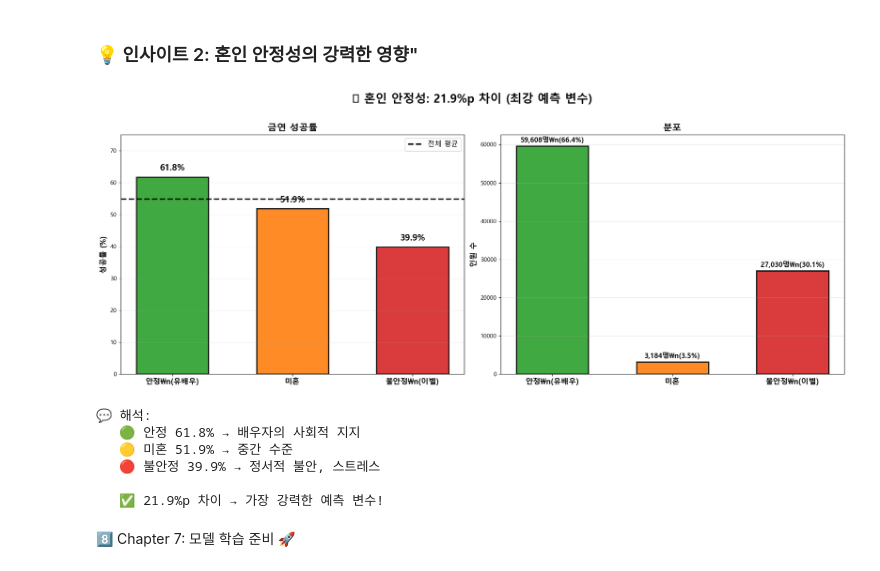
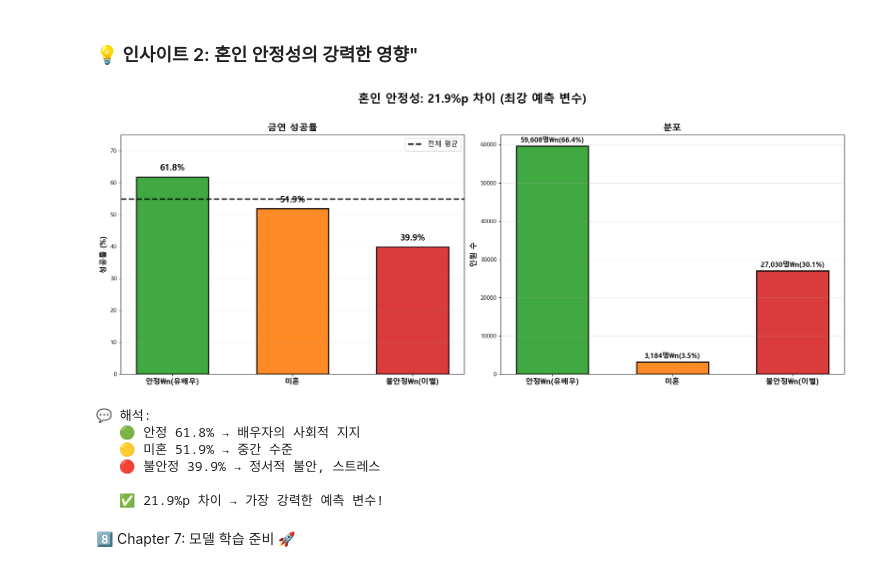
Before and after one commit to SKNetworks-AI19-250818/SKN19-2nd-2Team, a Jupyter notebook: notebooks/vfxpedia/eda/11_eda_presentation.ipynb, the cells around one changed output. Cells and saved outputs as stored; diff of their text form; code cells hidden in the pictures.

```diff
--- a/notebooks/vfxpedia/eda/11_eda_presentation.ipynb
+++ b/notebooks/vfxpedia/eda/11_eda_presentation.ipynb
@@ -507,35 +522,35 @@ axes[0].set_ylim(0, 75)
 
 for i, val in enumerate(rates):
     axes[0].text(i, val + 2, f'{val:.1f}%', ha='center',
                 fontweight='bold', fontsize=15)
 
 # 오른쪽: 분포
 counts = [marital_counts['stable'], marital_counts['single'], marital_counts['unstable']]
 axes[1].bar(range(3), counts, color=COLORS['palette'], alpha=0.9,
             edgecolor='black', linewidth=2, width=0.6)
 axes[1].set_title('분포', fontsize=16, fontweight='bold')
 axes[1].set_ylabel('인원 수', fontsize=13, fontweight='bold')
 axes[1].set_xticks(range(3))
 axes[1].set_xticklabels(labels_kr, fontsize=13, fontweight='bold')
 axes[1].grid(axis='y', alpha=0.3)
 
 for i, val in enumerate(counts):
     pct = val / df.shape[0] * 100
     axes[1].text(i, val + 1000, f'{val:,}명\\n({pct:.1f}%)',
                 ha='center', fontweight='bold', fontsize=12)
 
-fig.suptitle('💡 혼인 안정성: 21.9%p 차이 (최강 예측 변수)',
+fig.suptitle('혼인 안정성: 21.9%p 차이 (최강 예측 변수)',
              fontsize=20, fontweight='bold', y=1.02)
 plt.tight_layout()
 plt.show()
 
 print("\n💬 해석:")
 print("   🟢 안정 61.8% → 배우자의 사회적 지지")
 print("   🟡 미혼 51.9% → 중간 수준")
 print("   🔴 불안정 39.9% → 정서적 불안, 스트레스")
 print("\n   ✅ 21.9%p 차이 → 가장 강력한 예측 변수!")
 # %% [output]
-[figure, old version]
+[figure, new version]
 💬 해석:
    🟢 안정 61.8% → 배우자의 사회적 지지
    🟡 미혼 51.9% → 중간 수준
```
Also changed, not shown: parts of 3 cells of this notebook.
